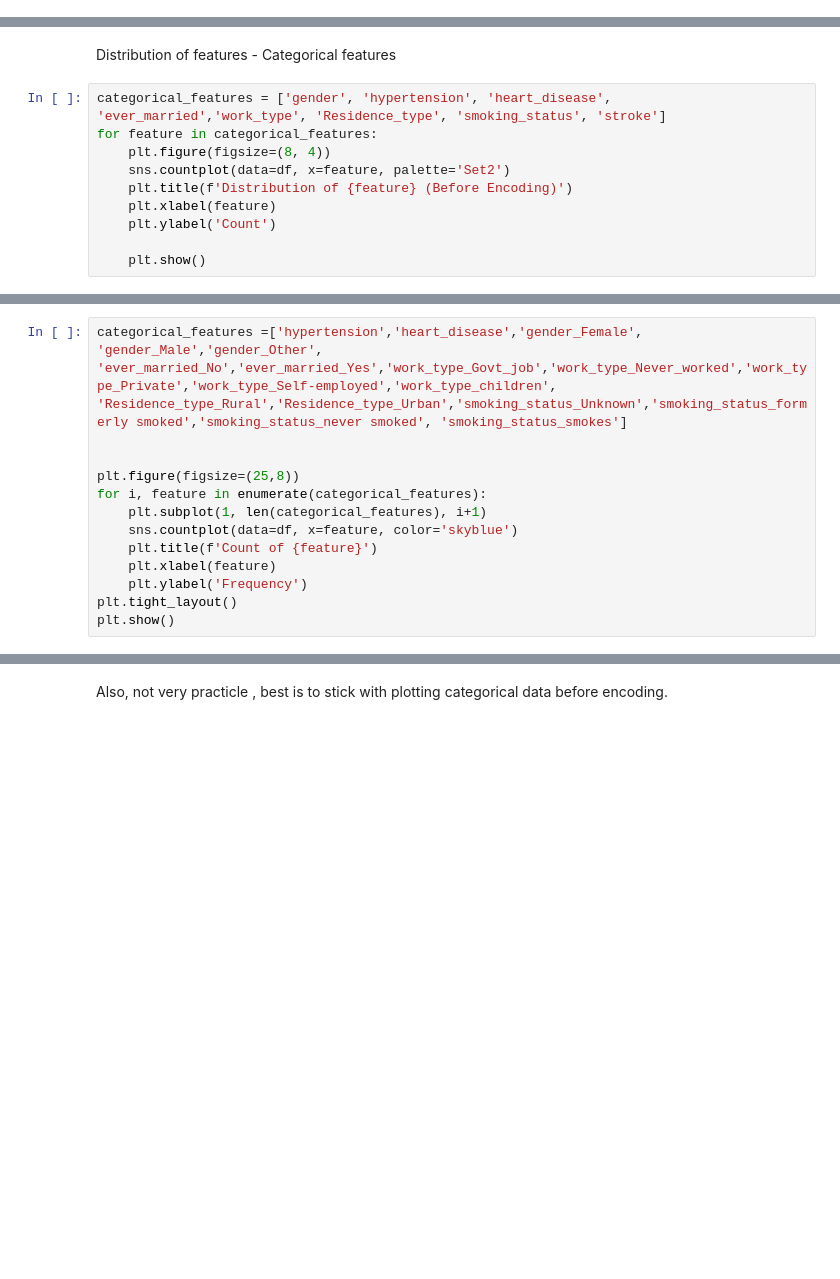
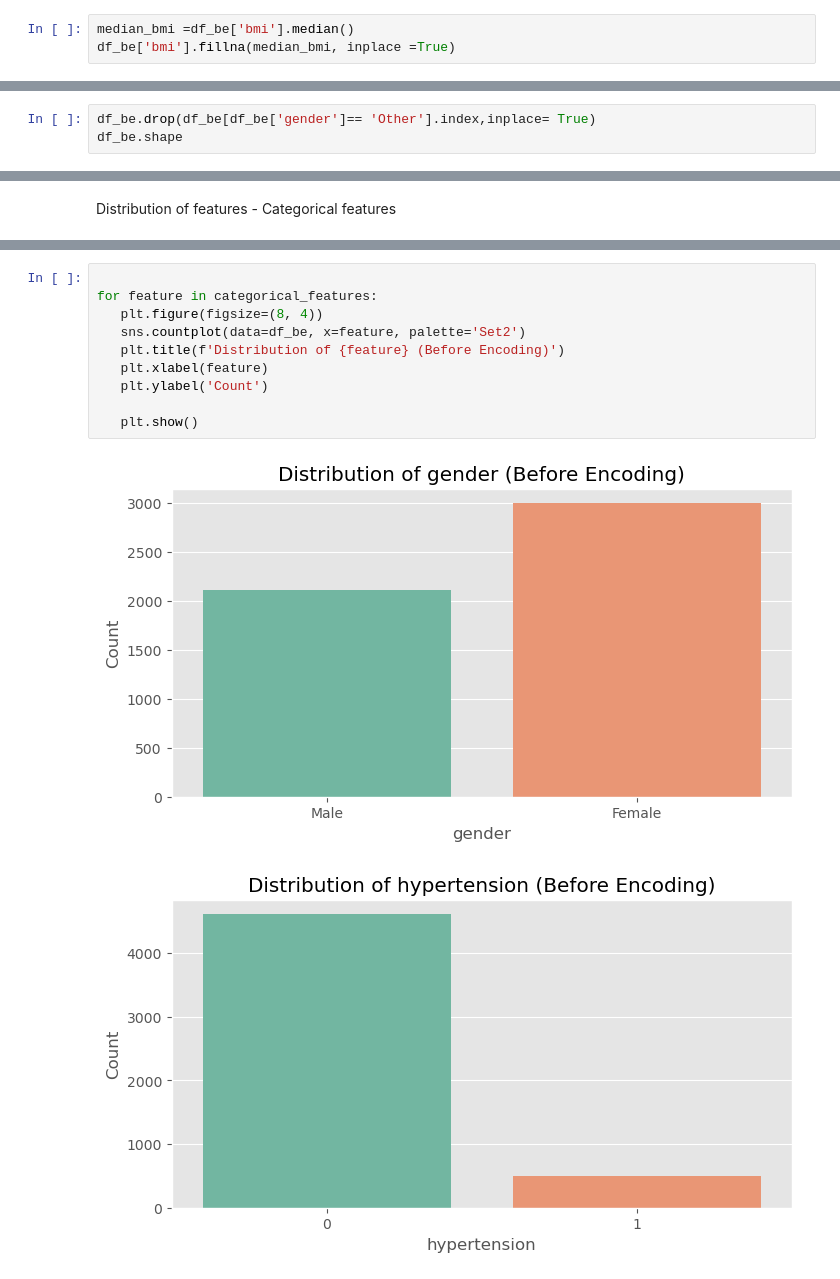
Before and after one commit to Mathangi-Chandrasekaran/Machine-Learning, a Jupyter notebook: ml_project_1.ipynb, the cells around one changed output, grey strips where cells are left out. Cells and saved outputs as stored; diff of their text form; blank space fills up the shorter version.

```diff
--- a/ml_project_1.ipynb
+++ b/ml_project_1.ipynb
@@ -111,0 +100,3 @@ For example, when doing 'df[col].method(value, inplace=True)', try using 'df.met
+# %%
+median_bmi =df_be['bmi'].median()
+df_be['bmi'].fillna(median_bmi, inplace =True)
@@ -128,0 +165,3 @@ dtype: int64
+# %%
+df_be.drop(df_be[df_be['gender']== 'Other'].index,inplace= True)
+df_be.shape
@@ -129,12 +173,2 @@ dtype: int64
 # %% [markdown]
 Distribution of features - Categorical features
-# %%
-categorical_features = ['gender', 'hypertension', 'heart_disease', 'ever_married','work_type', 'Residence_type', 'smoking_status', 'stroke']
-for feature in categorical_features:
-    plt.figure(figsize=(8, 4))
-    sns.countplot(data=df, x=feature, palette='Set2')
-    plt.title(f'Distribution of {feature} (Before Encoding)')
-    plt.xlabel(feature)
-    plt.ylabel('Count')
-
-    plt.show()
@@ -291,13 +174,0 @@ Categorical features are : ('hypertension', 'heart_disease','gender_Female', 'ge
-# %%
-categorical_features =['hypertension','heart_disease','gender_Female', 'gender_Male','gender_Other', 'ever_married_No','ever_married_Yes','work_type_Govt_job','work_type_Never_worked','work_type_Private','work_type_Self-employed','work_type_children', 'Residence_type_Rural','Residence_type_Urban','smoking_status_Unknown','smoking_status_formerly smoked','smoking_status_never smoked', 'smoking_status_smokes']
-
-
-plt.figure(figsize=(25,8))
-for i, feature in enumerate(categorical_features):
-    plt.subplot(1, len(categorical_features), i+1)
-    sns.countplot(data=df, x=feature, color='skyblue')
-    plt.title(f'Count of {feature}')
-    plt.xlabel(feature)
-    plt.ylabel('Frequency')
-plt.tight_layout()
-plt.show()
@@ -342,2 +175,13 @@ this turned out to be very confusing due to onehotencoder
-# %% [markdown]
-Also, not very practicle , best is to stick with plotting categorical data before encoding.
+# %%
+
+for feature in categorical_features:
+   plt.figure(figsize=(8, 4))
+   sns.countplot(data=df_be, x=feature, palette='Set2')
+   plt.title(f'Distribution of {feature} (Before Encoding)')
+   plt.xlabel(feature)
+   plt.ylabel('Count')
+
+   plt.show()
+# %% [output]
+[figure, added]
+[figure, added]
```
Also changed, not shown: parts of 70 cells of this notebook.
